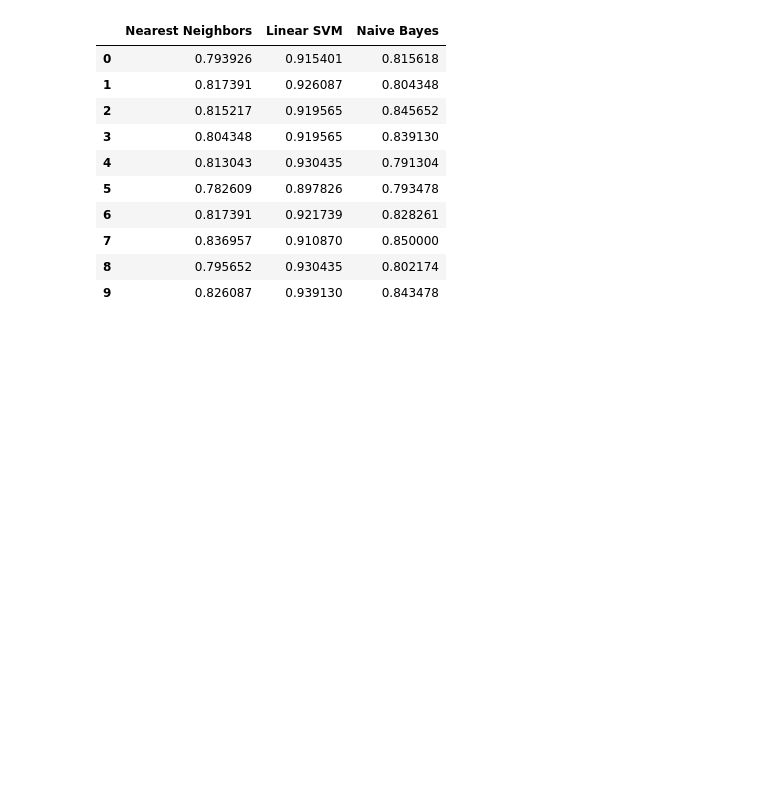
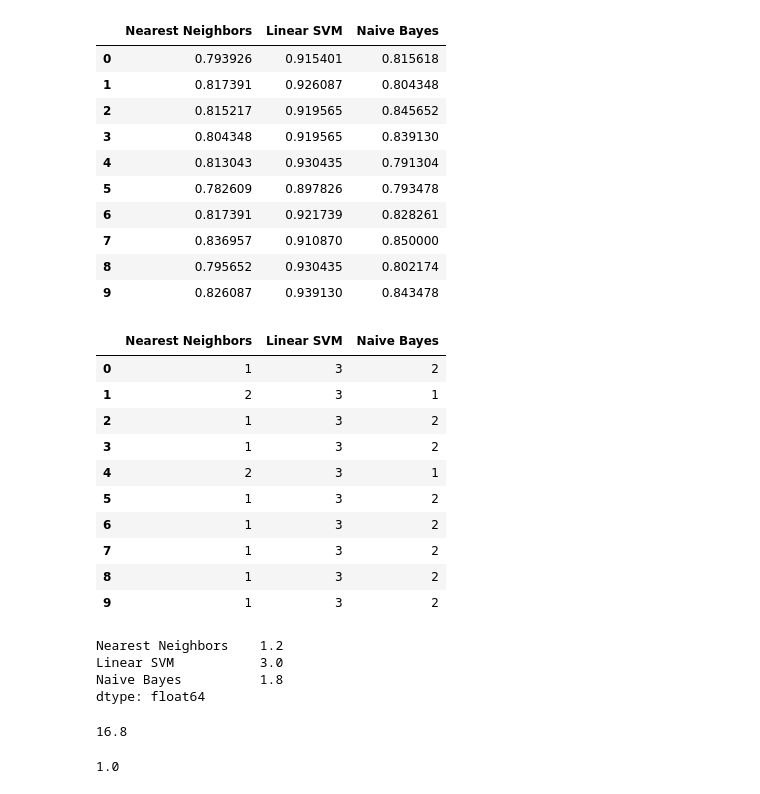
Before and after one commit to toksdprogrammer1/mlassignment2, a Jupyter notebook: SupervisedClassification.ipynb, the cells around one changed output. Drawn from its saved outputs; the diff is of its cells as text; code cells hidden in the pictures; blank space fills up the shorter version.

```diff
--- a/SupervisedClassification.ipynb
+++ b/SupervisedClassification.ipynb
@@ -165,7 +165,8 @@ cross_validation_result
  'Naive Bayes': array([0.81561822, 0.80434783, 0.84565217, 0.83913043, 0.79130435,
         0.79347826, 0.82826087, 0.85      , 0.80217391, 0.84347826])}
 # %%
-pd.DataFrame.from_dict(cross_validation_result)
+cross_validation_df = pd.DataFrame.from_dict(cross_validation_result)
+cross_validation_df
 # %% [output]
 |  | Nearest Neighbors | Linear SVM | Naive Bayes |
 | 0 | 0.793926 | 0.915401 | 0.815618 |
@@ -178,3 +179,56 @@ pd.DataFrame.from_dict(cross_validation_result)
 | 7 | 0.836957 | 0.910870 | 0.850000 |
 | 8 | 0.795652 | 0.930435 | 0.802174 |
 | 9 | 0.826087 | 0.939130 | 0.843478 |
+# %%
+rank1 = []
+rank2 = []
+rank3 = []
+for index, row in cross_validation_df.iterrows():
+    temp = row.copy()
+    sorted = np.sort(temp.values)
+    rank1.append(sorted.tolist().index(row[0]) + 1)
+    rank2.append(sorted.tolist().index(row[1]) + 1)
+    rank3.append(sorted.tolist().index(row[2]) + 1)
+# %%
+result = {}
+result["Nearest Neighbors"] = rank1
+result["Linear SVM"] = rank2
+result["Naive Bayes"] = rank3
+ranking_df = pd.DataFrame.from_dict(result)
+ranking_df
+# %% [output]
+|  | Nearest Neighbors | Linear SVM | Naive Bayes |
+| 0 | 1 | 3 | 2 |
+| 1 | 2 | 3 | 1 |
+| 2 | 1 | 3 | 2 |
+| 3 | 1 | 3 | 2 |
+| 4 | 2 | 3 | 1 |
+| 5 | 1 | 3 | 2 |
+| 6 | 1 | 3 | 2 |
+| 7 | 1 | 3 | 2 |
+| 8 | 1 | 3 | 2 |
+| 9 | 1 | 3 | 2 |
+# %%
+average = ranking_df.mean(axis=0)
+average
+# %% [output]
+Nearest Neighbors    1.2
+Linear SVM           3.0
+Naive Bayes          1.8
+dtype: float64
+# %%
+sum = 0
+for x in average.values:
+    sum = sum + (x - 2) ** 2
+sum_of_squared_differences_1 = 10 * sum
+sum_of_squared_differences_1
+# %% [output]
+16.8
+# %%
+summation = 0
+for index, row in ranking_df.iterrows():
+    summation = summation + ((row[0] - 2) ** 2) + ((row[1] - 2) ** 2) + ((row[2] - 2) ** 2)
+sum_of_squared_differences_2 = summation * 0.05
+sum_of_squared_differences_2
+# %% [output]
+1.0
```
